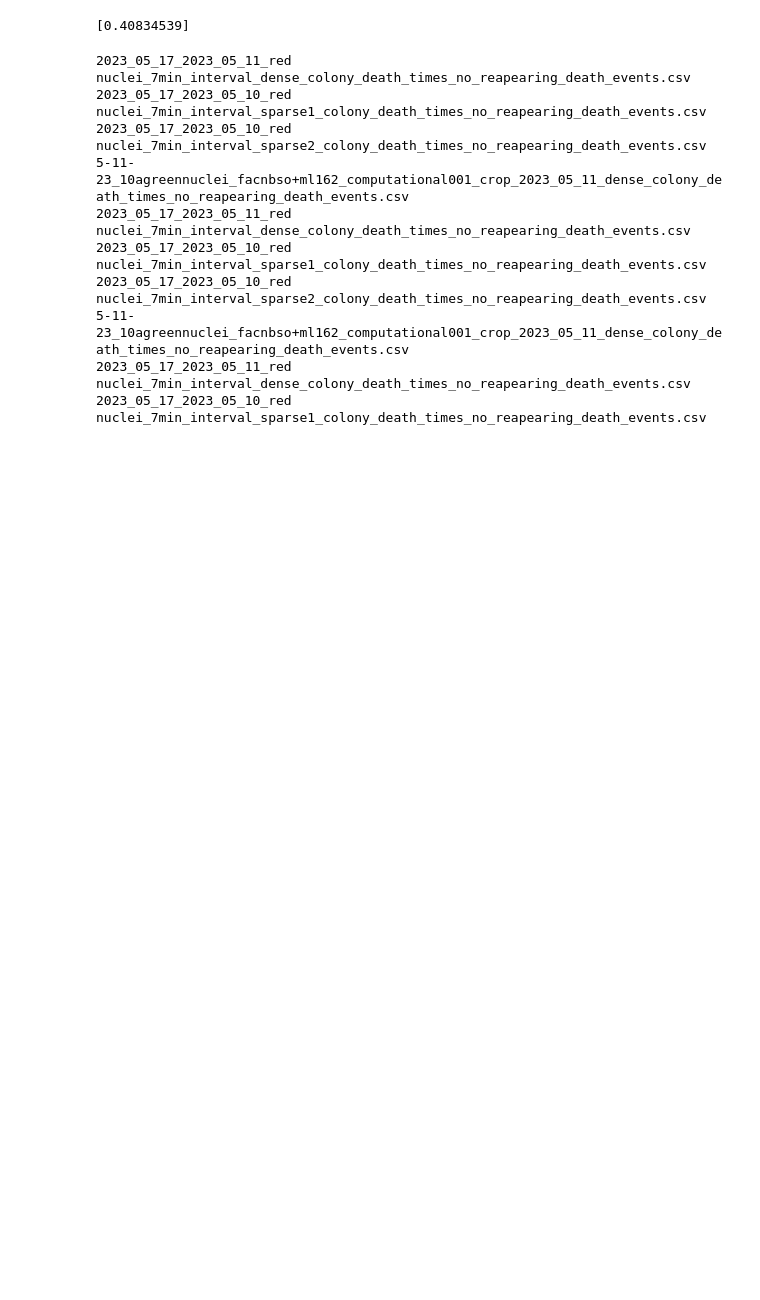
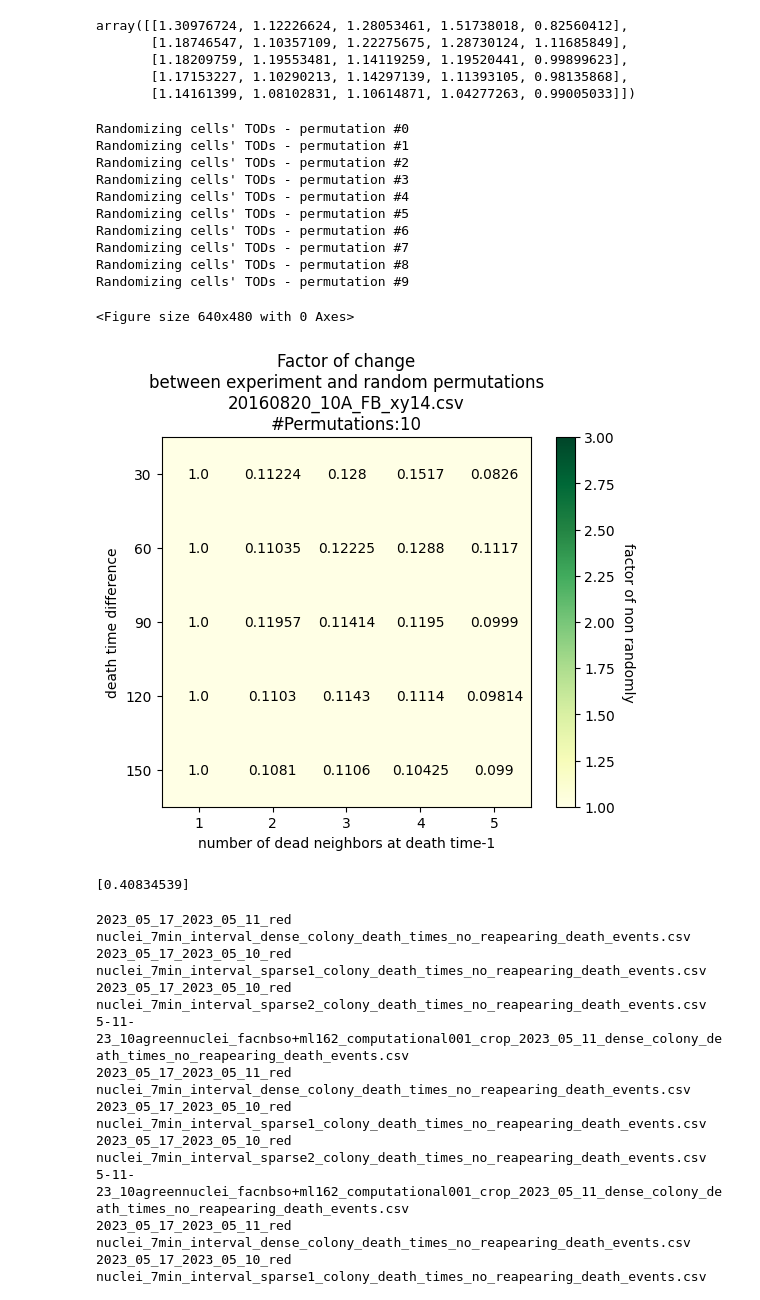
Before and after one commit to esraan/CellDeathQuantification, a Jupyter notebook: DensityAnalysis.ipynb, the cells around one changed output. Cells and saved outputs as stored; diff of their text form; code cells hidden in the pictures; blank space fills up the shorter version.

```diff
--- a/DensityAnalysis.ipynb
+++ b/DensityAnalysis.ipynb
@@ -15,6 +15,44 @@ from QuantificationScripts.NucleationAndPropagationMeasurements import *
 from OldCodeBase_15072021.NucliatorsCount import NucleatorsCounter
 from OldCodeBase_15072021.NucleationProbabilityAndSPI import NucleationProbabilityAndSPI
 from RegenratingPreviousResultsScripts.PreviousResultsUtils import *
+# %%
+np.load("/Users/esraan/Library/CloudStorage/GoogleDrive-esraan@post.bgu.ac.il/My Drive/PhD materials/OldDataResultsGeneration/20170929_MCF7_H2O2_xy30.csv_factor_of_change_map_5_tods_5.npy")
+# %% [output]
+array([[1.30976724, 1.12226624, 1.28053461, 1.51738018, 0.82560412],
+       [1.18746547, 1.10357109, 1.22275675, 1.28730124, 1.11685849],
+       [1.18209759, 1.19553481, 1.14119259, 1.19520441, 0.99899623],
+       [1.17153227, 1.10290213, 1.14297139, 1.11393105, 0.98135868],
+       [1.14161399, 1.08102831, 1.10614871, 1.04277263, 0.99005033]])
+# %%
+exps_dir_name = "/Users/esraan/Library/CloudStorage/GoogleDrive-esraan@post.bgu.ac.il/My Drive/PhD materials/2023DataSet/CSVs_trackmate_fiji"
+meta_data_file_path= "/Users/esraan/Library/CloudStorage/GoogleDrive-esraan@post.bgu.ac.il/My Drive/PhD materials/OldData/Experiments_XYT_CSV/ExperimentsMetaData.csv"
+
+exps_results_dicts = calc_factor_of_propagation_by_number_of_dead_neighbors_and_time_from_recent_neighbors_death(
+        exp_name="20160820_10A_FB_xy14.csv",
+        exps_dir_path="/Users/esraan/Library/CloudStorage/GoogleDrive-esraan@post.bgu.ac.il/My Drive/PhD materials/OldData/Experiments_XYT_CSV/OriginalTimeFramesData",
+        max_number_of_dead_neighbors_to_calc=5,
+        max_delta_tod_from_recently_dead_neighbor=5,
+        meta_data_full_file_path=meta_data_file_path,
+        show_fig=True,
+        dist_threshold=200,
+        number_of_random_permutations=10,
+        include_only_treatments=['FAC'],
+        fig_v_min=1.,
+        fig_v_max=3.
+    )
+# %% [output]
+Randomizing cells' TODs - permutation #0
+Randomizing cells' TODs - permutation #1
+Randomizing cells' TODs - permutation #2
+Randomizing cells' TODs - permutation #3
+Randomizing cells' TODs - permutation #4
+Randomizing cells' TODs - permutation #5
+Randomizing cells' TODs - permutation #6
+Randomizing cells' TODs - permutation #7
+Randomizing cells' TODs - permutation #8
+Randomizing cells' TODs - permutation #9
+<Figure size 640x480 with 0 Axes>
+[figure, added]
 # %%
 from QuantificationScripts.SPICalculator import *
 exps_dir_name = "/Users/esraan/Library/CloudStorage/GoogleDrive-esraan@post.bgu.ac.il/My Drive/PhD materials/OldData/Experiments_XYT_CSV/OriginalTimeFramesData"
```
Also changed, not shown: parts of 11 cells of this notebook, 5 other files.
